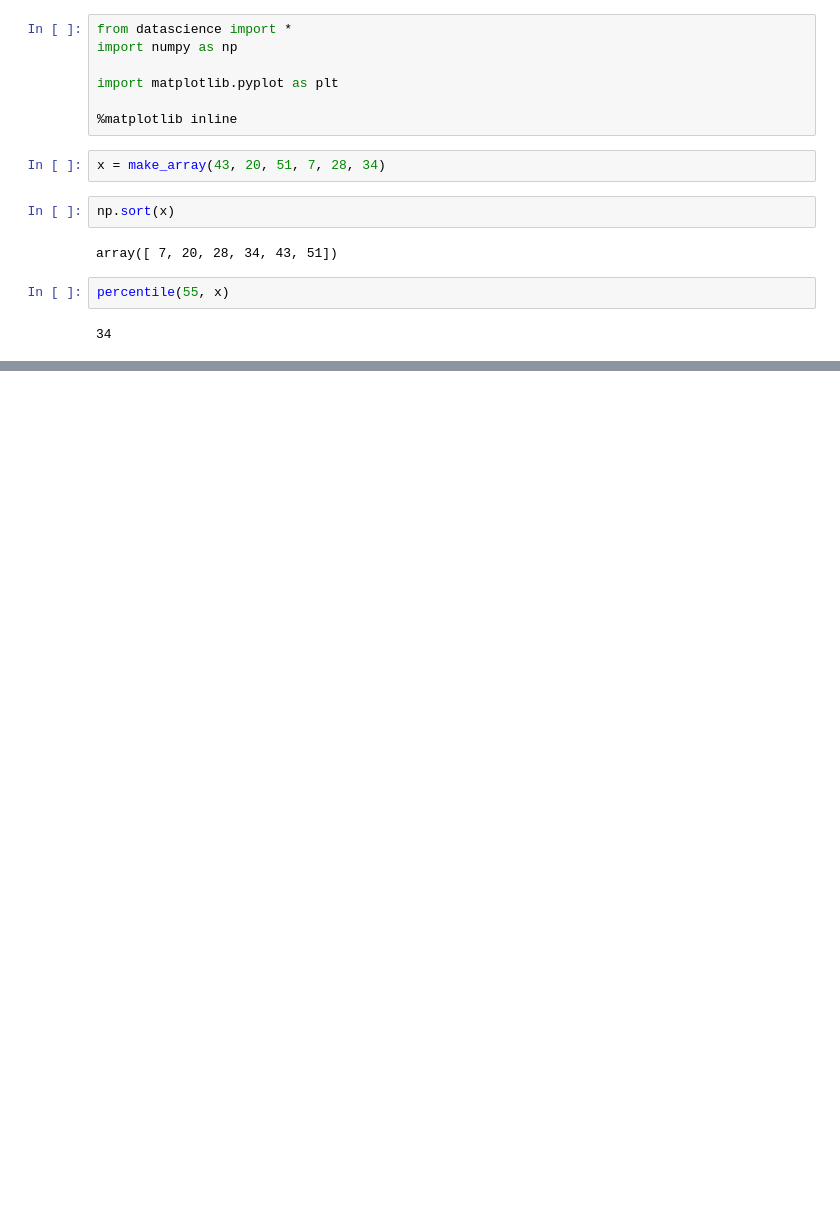
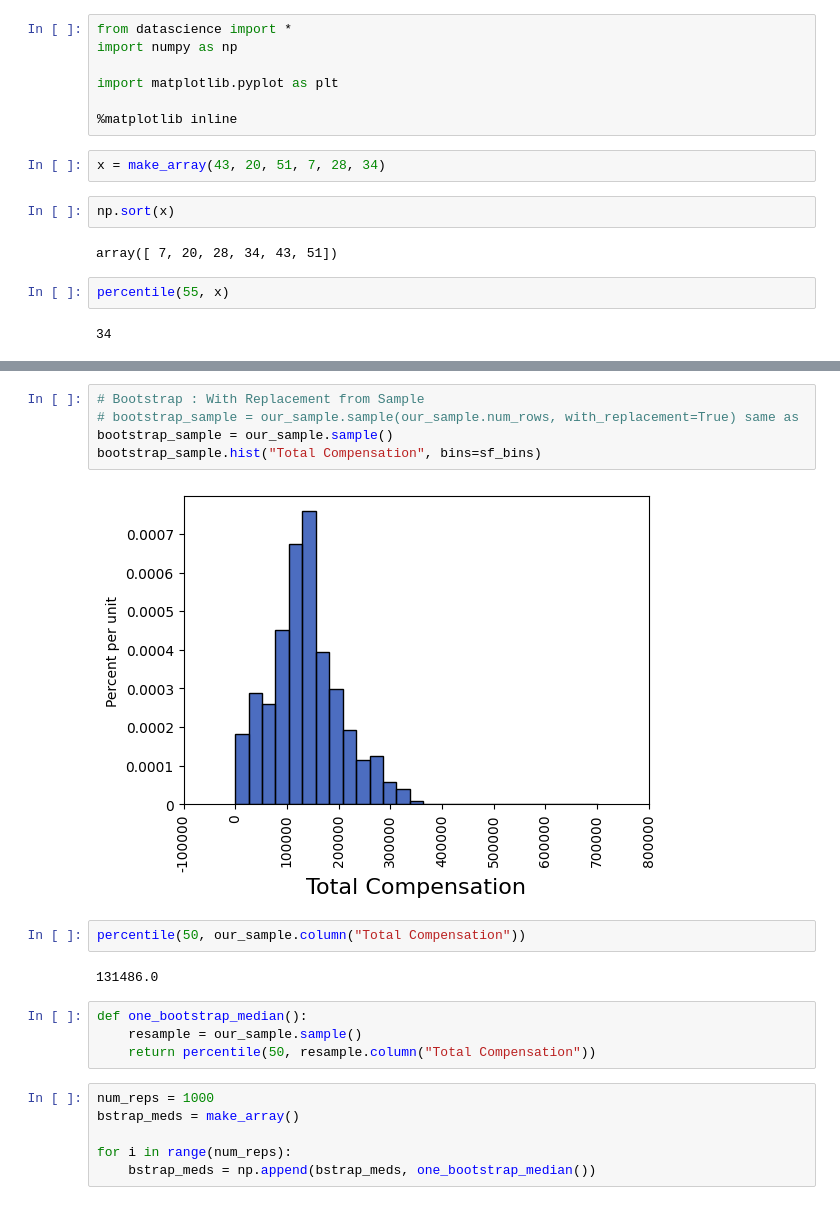
Before and after one commit to lochnes-007/Data8, a Jupyter notebook: 23-ConfidenceIntervals.ipynb, the cells around one changed output, grey strips where cells are left out. Cells and saved outputs as stored; diff of their text form; blank space fills up the shorter version.

```diff
--- a/23-ConfidenceIntervals.ipynb
+++ b/23-ConfidenceIntervals.ipynb
@@ -19,0 +59,21 @@ sf =
+# %%
+# Bootstrap : With Replacement from Sample
+# bootstrap_sample = our_sample.sample(our_sample.num_rows, with_replacement=True) same as
+bootstrap_sample = our_sample.sample()
+bootstrap_sample.hist("Total Compensation", bins=sf_bins)
+# %% [output]
+[figure, added]
+# %%
+percentile(50, our_sample.column("Total Compensation"))
+# %% [output]
+131486.0
+# %%
+def one_bootstrap_median():
+    resample = our_sample.sample()
+    return percentile(50, resample.column("Total Compensation"))
+# %%
+num_reps = 1000
+bstrap_meds = make_array()
+
+for i in range(num_reps):
+    bstrap_meds = np.append(bstrap_meds, one_bootstrap_median())
```
Also changed, not shown: parts of 8 cells of this notebook.
